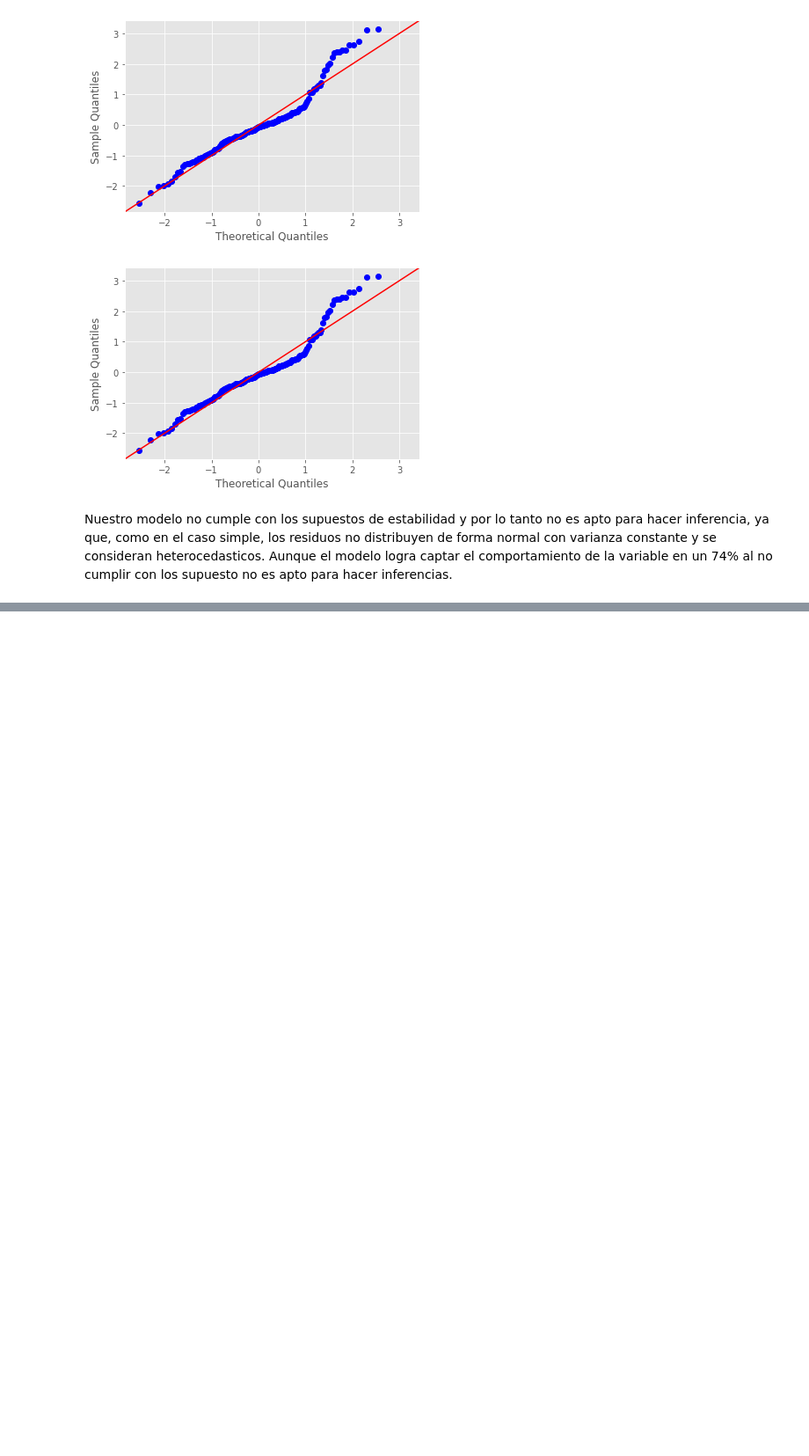
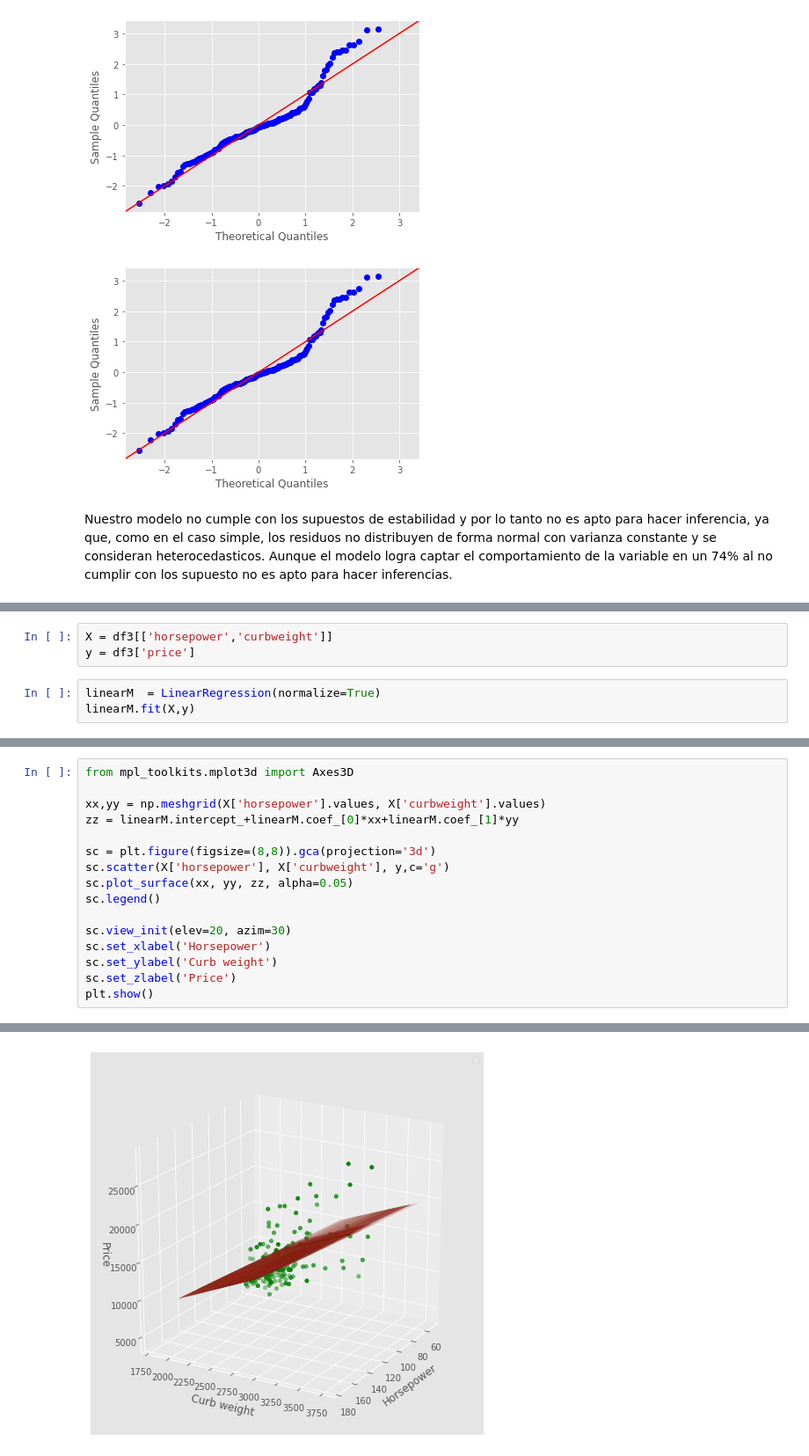
Before and after one commit to mazoSant/Personal_proyects, a Jupyter notebook: trabajo_estadistica.ipynb, the cells around one changed output, grey strips where cells are left out. Shown: that part at 88% size. Drawn from its saved outputs; the diff is of its cells as text; blank space fills up the shorter version.

```diff
--- a/trabajo_estadistica.ipynb
+++ b/trabajo_estadistica.ipynb
@@ -441,0 +447,6 @@ Nuestro modelo no cumple con los supuestos de estabilidad y por lo tanto no es a
+# %%
+X = df3[['horsepower','curbweight']]
+y = df3['price']
+# %%
+linearM  = LinearRegression(normalize=True)
+linearM.fit(X,y)
@@ -441,0 +468,17 @@ Nuestro modelo no cumple con los supuestos de estabilidad y por lo tanto no es a
+# %%
+from mpl_toolkits.mplot3d import Axes3D
+
+xx,yy = np.meshgrid(X['horsepower'].values, X['curbweight'].values)
+zz = linearM.intercept_+linearM.coef_[0]*xx+linearM.coef_[1]*yy
+
+sc = plt.figure(figsize=(8,8)).gca(projection='3d')
+sc.scatter(X['horsepower'], X['curbweight'], y,c='g')
+sc.plot_surface(xx, yy, zz, alpha=0.05)
+sc.legend()
+
+sc.view_init(elev=20, azim=30)
+sc.set_xlabel('Horsepower')
+sc.set_ylabel('Curb weight')
+sc.set_zlabel('Price')
+plt.show()
+# %% [output]
@@ -441,0 +486 @@ Nuestro modelo no cumple con los supuestos de estabilidad y por lo tanto no es a
+[figure, added]
```
Also changed, not shown: parts of 5 cells of this notebook.
